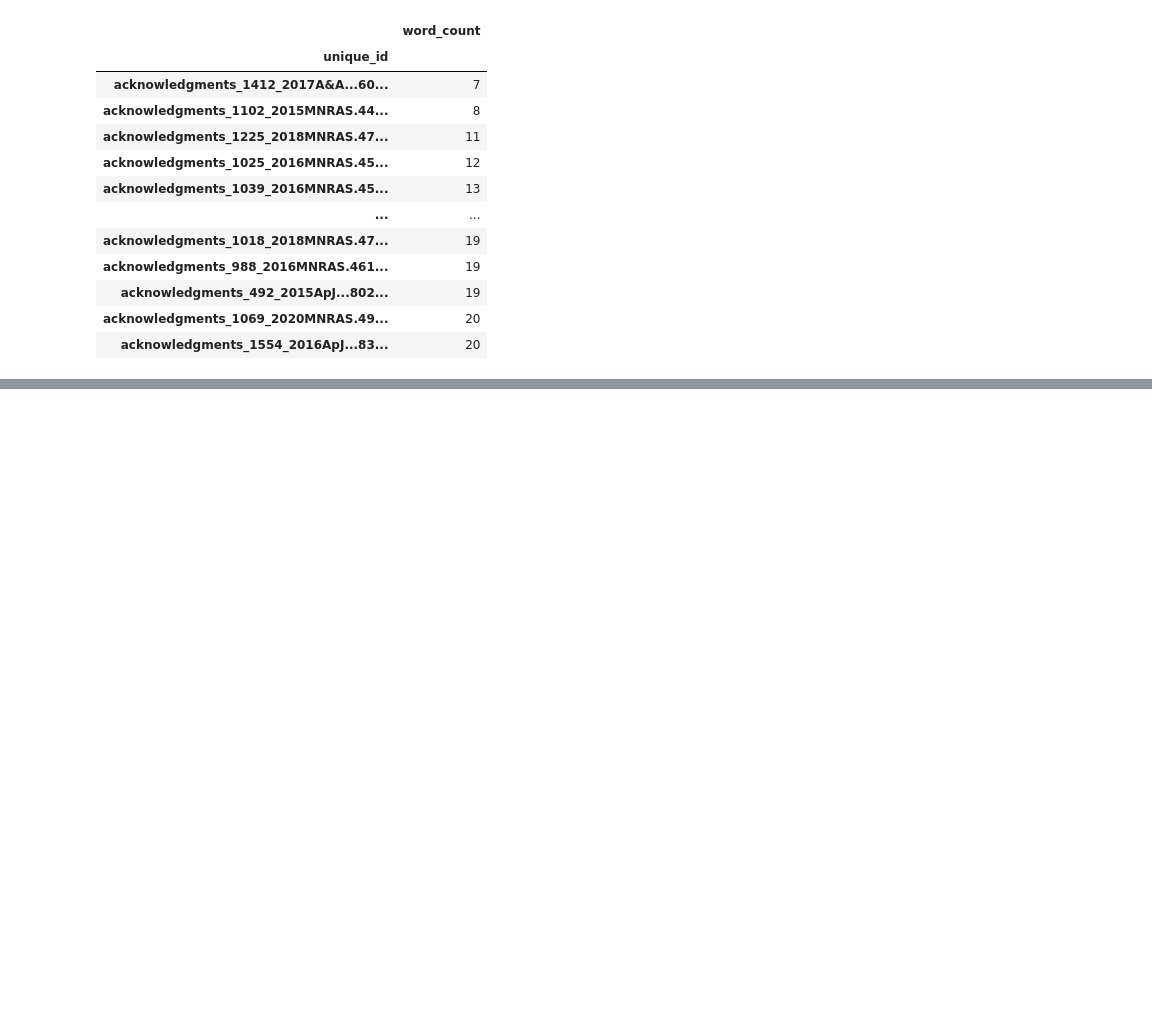
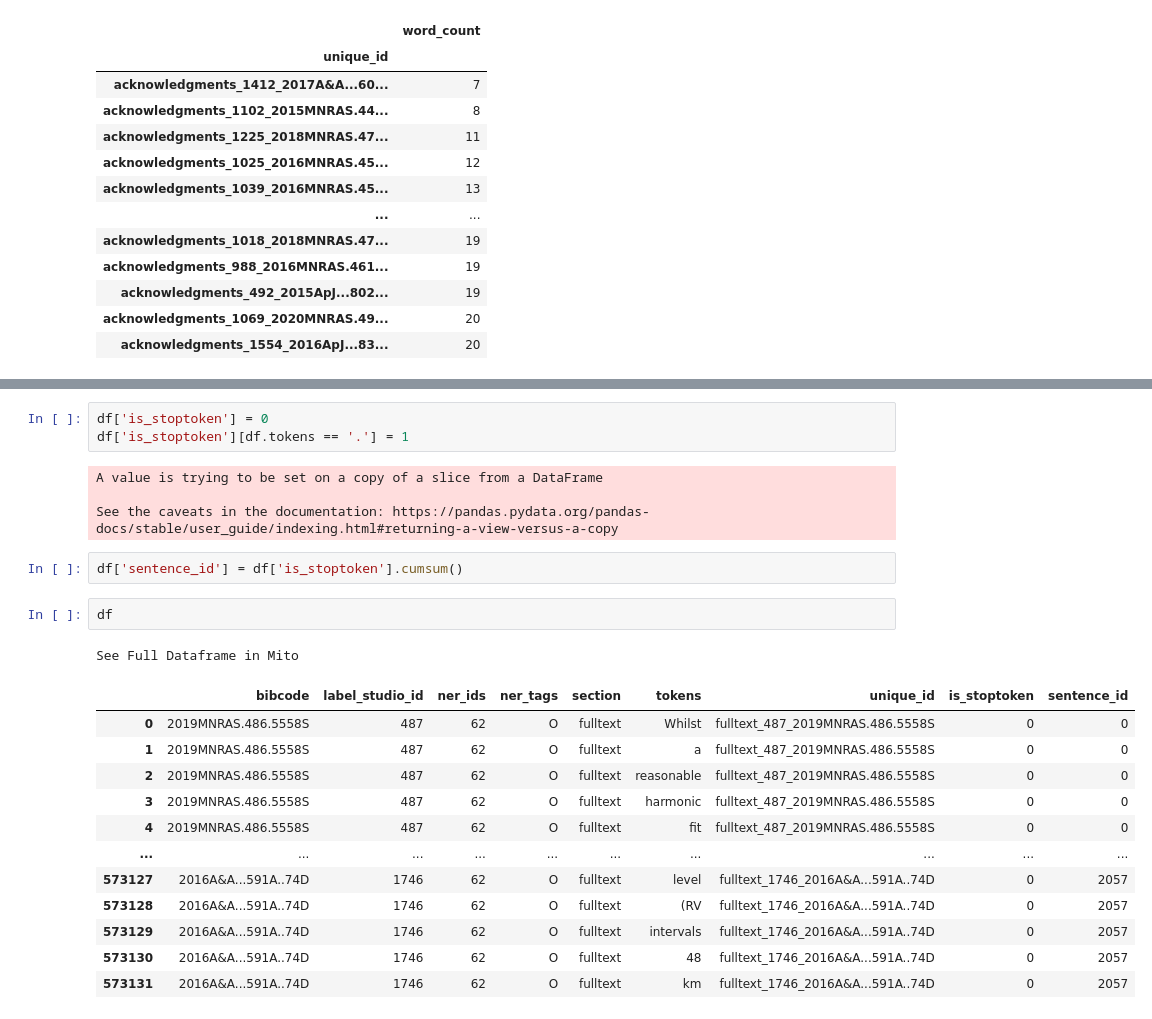
Before and after one commit to BhardwajAnshul/NER-Project, a Jupyter notebook: EDA.ipynb, the cells around one changed output, grey strips where cells are left out. Cells and saved outputs as stored; diff of their text form; blank space fills up the shorter version.

```diff
--- a/EDA.ipynb
+++ b/EDA.ipynb
@@ -178,0 +255,25 @@ See Full Dataframe in Mito
+# %%
+df['is_stoptoken'] = 0
+df['is_stoptoken'][df.tokens == '.'] = 1
+# %% [output]
+A value is trying to be set on a copy of a slice from a DataFrame
+
+See the caveats in the documentation: https://pandas.pydata.org/pandas-docs/stable/user_guide/indexing.html#returning-a-view-versus-a-copy
+# %%
+df['sentence_id'] = df['is_stoptoken'].cumsum()
+# %%
+df
+# %% [output]
+See Full Dataframe in Mito
+|  | bibcode | label_studio_id | ner_ids | ner_tags | section | tokens | unique_id | is_stoptoken | sentence_id |
+| 0 | 2019MNRAS.486.5558S | 487 | 62 | O | fulltext | Whilst | fulltext_487_2019MNRAS.486.5558S | 0 | 0 |
+| 1 | 2019MNRAS.486.5558S | 487 | 62 | O | fulltext | a | fulltext_487_2019MNRAS.486.5558S | 0 | 0 |
+| 2 | 2019MNRAS.486.5558S | 487 | 62 | O | fulltext | reasonable | fulltext_487_2019MNRAS.486.5558S | 0 | 0 |
+| 3 | 2019MNRAS.486.5558S | 487 | 62 | O | fulltext | harmonic | fulltext_487_2019MNRAS.486.5558S | 0 | 0 |
+| 4 | 2019MNRAS.486.5558S | 487 | 62 | O | fulltext | fit | fulltext_487_2019MNRAS.486.5558S | 0 | 0 |
+| ... | ... | ... | ... | ... | ... | ... | ... | ... | ... |
+| 573127 | 2016A&A...591A..74D | 1746 | 62 | O | fulltext | level | fulltext_1746_2016A&A...591A..74D | 0 | 2057 |
+| 573128 | 2016A&A...591A..74D | 1746 | 62 | O | fulltext | (RV | fulltext_1746_2016A&A...591A..74D | 0 | 2057 |
+| 573129 | 2016A&A...591A..74D | 1746 | 62 | O | fulltext | intervals | fulltext_1746_2016A&A...591A..74D | 0 | 2057 |
+| 573130 | 2016A&A...591A..74D | 1746 | 62 | O | fulltext | 48 | fulltext_1746_2016A&A...591A..74D | 0 | 2057 |
+| 573131 | 2016A&A...591A..74D | 1746 | 62 | O | fulltext | km | fulltext_1746_2016A&A...591A..74D | 0 | 2057 |
```
Also changed, not shown: parts of 26 cells of this notebook.
